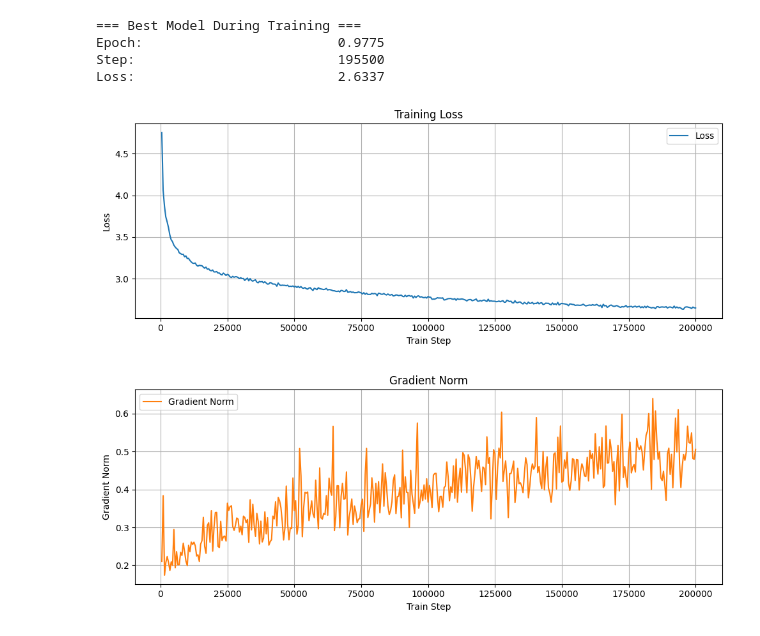
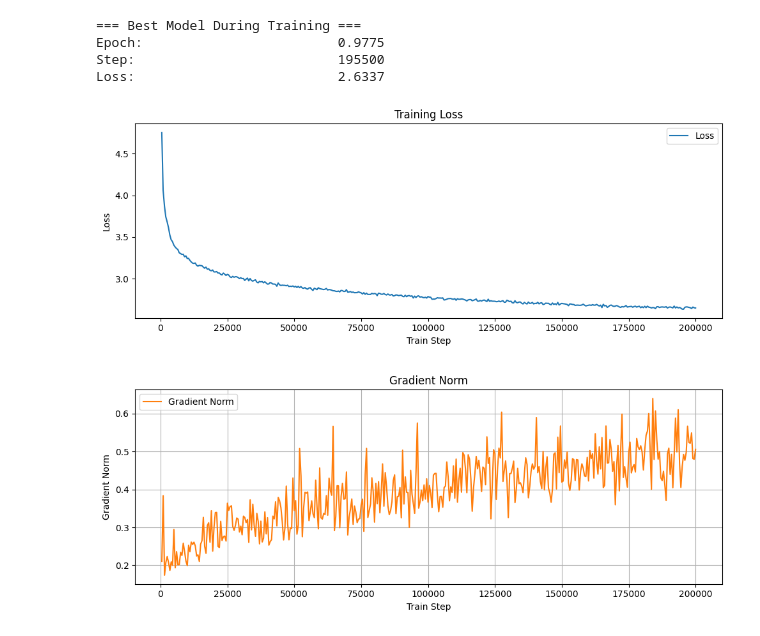
Before and after one commit to GiuliaGhisolfi/TimeSeriesForecastingFoundationModels, a Jupyter notebook: notebooks/chronos_results/chronos_mini_results.ipynb, the cells around one changed output. Saved outputs shown, nothing was run; the diff lists cells and outputs as text; code cells hidden in the pictures.

```diff
--- a/chronos_mini_results.ipynb
+++ b/notebooks/chronos_results/chronos_mini_results.ipynb
@@ -51,16 +51,17 @@ learning_rates = [entry["learning_rate"] for entry in training_logs]
 # %%
 # Plot: Loss vs. Epoch
 plt.figure(figsize=(10, 4))
 plt.plot(steps, losses, label="Loss", color="tab:blue")
 plt.xlabel("Train Step")
 plt.ylabel("Loss")
 plt.title("Training Loss")
-plt.grid(True)
+#plt.grid(True)
 plt.legend()
 plt.tight_layout()
+plt.savefig(f"figures/learning_curve_chronos_bolt_mini.pdf")
 plt.show()
 # %% [output]
-[figure, old version]
+[figure, new version]
 # %%
 # Plot: Gradient Norm vs. Epoch
 plt.figure(figsize=(10, 4))
```
Also changed, not shown: parts of 3 cells of this notebook, 44 other files.
